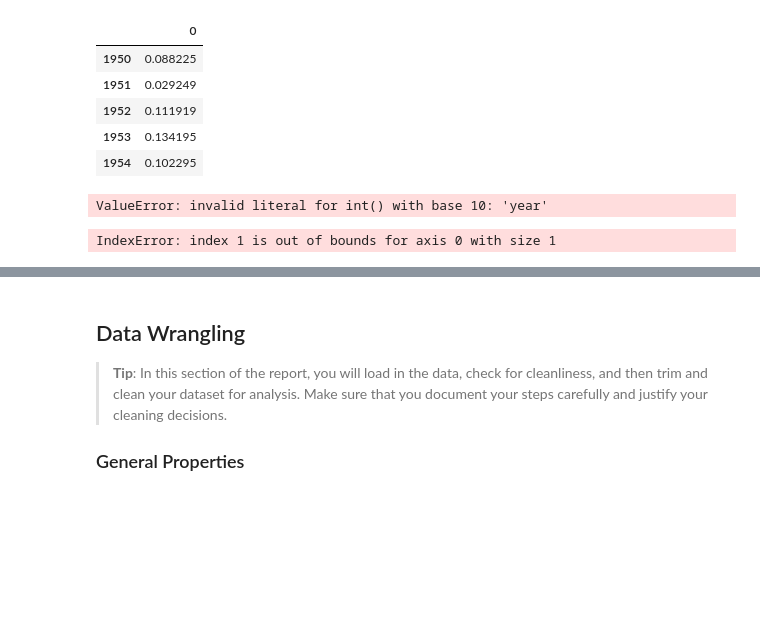
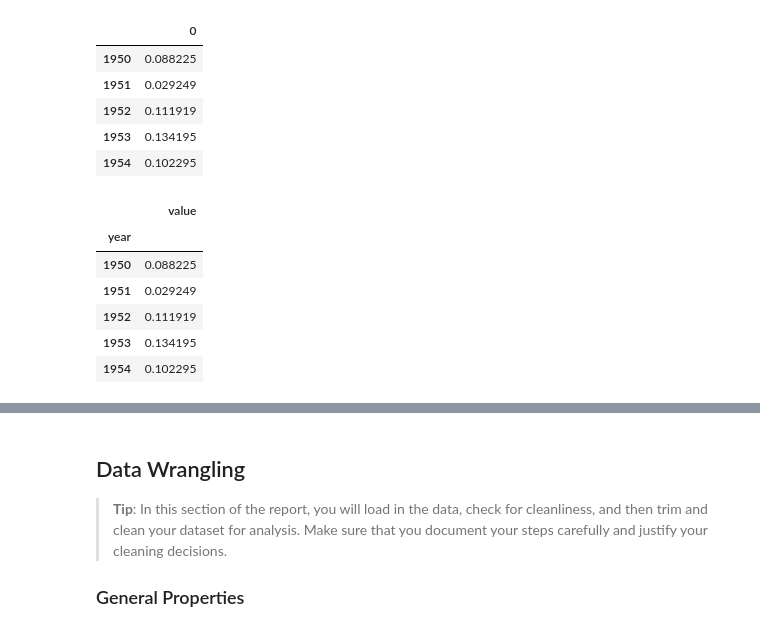
Before and after one commit to szimmers/udacity-dand-term1, a Jupyter notebook: dataset_investigation/a.ipynb, the cells around one changed output, grey strips where cells are left out. Cells and saved outputs as stored; diff of their text form; code cells hidden in the pictures; blank space fills up the shorter version.

```diff
--- a/dataset_investigation/a.ipynb
+++ b/dataset_investigation/a.ipynb
@@ -116,11 +116,6 @@ bar.head()
 | 1952 | 0.111919 |
 | 1953 | 0.134195 |
 | 1954 | 0.102295 |
-# %%
-bar.columns.values[0] = 'year'
-# %% [output]
-ValueError: invalid literal for int() with base 10: 'year'
 # %%
-bar.columns.values[1] = 'value'
+bar.index.name = 'year'
+bar.columns = ['value']
-# %% [output]
-IndexError: index 1 is out of bounds for axis 0 with size 1
@@ -136,0 +122,10 @@ IndexError: index 1 is out of bounds for axis 0 with size 1
+# %%
+bar.head()
+# %% [output]
+|  | value |
+| year |  |
+| 1950 | 0.088225 |
+| 1951 | 0.029249 |
+| 1952 | 0.111919 |
+| 1953 | 0.134195 |
+| 1954 | 0.102295 |
```
Also changed, not shown: parts of 7 cells of this notebook.
